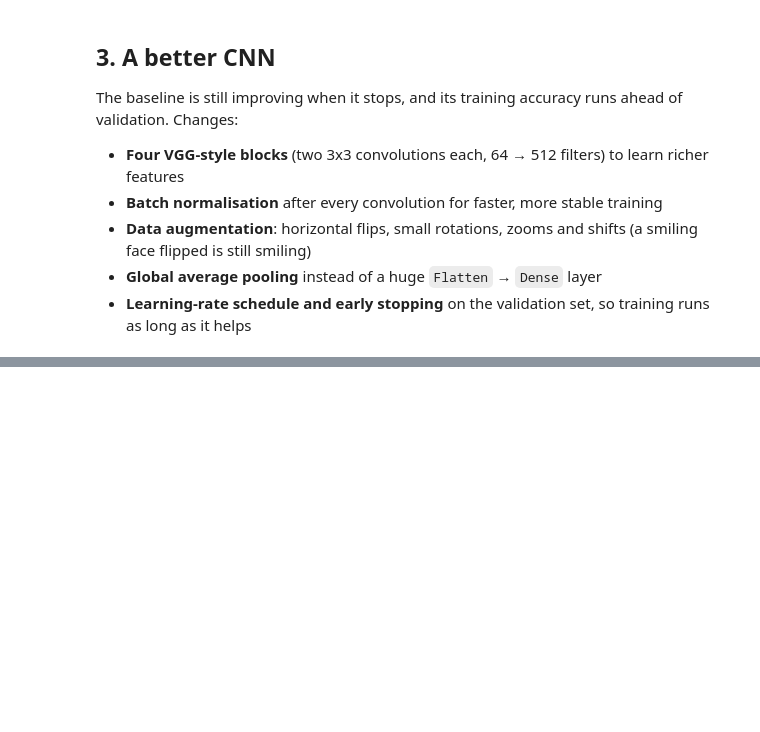
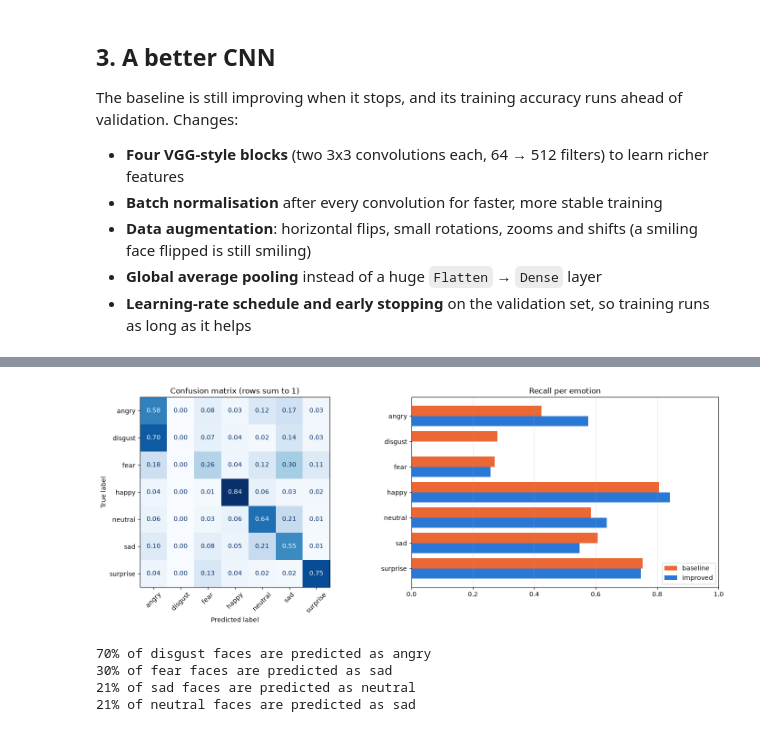
Before and after one commit to YISHU19/facial-emotion-recognition, a Jupyter notebook: emotion_recognition.ipynb, the cells around one changed output, grey strips where cells are left out. Saved outputs shown, nothing was run; the diff lists cells and outputs as text; code cells hidden in the pictures; blank space fills up the shorter version.

```diff
--- a/emotion_recognition.ipynb
+++ b/emotion_recognition.ipynb
@@ -139,0 +220,7 @@ print(f"Improved test accuracy: {test_acc:.1%}  ({len(hist.history['loss'])} epo
+# %%
+from sklearn.metrics import classification_report, confusion_matrix, ConfusionMatrixDisplay
+
+probs = model.predict(x_test, verbose=0)
+pred = probs.argmax(1)
+base_pred = baseline.predict(x_test, verbose=0).argmax(1)
+print(classification_report(y_test, pred, target_names=EMOTIONS, digits=3))
@@ -139,0 +241,24 @@ print(f"Improved test accuracy: {test_acc:.1%}  ({len(hist.history['loss'])} epo
+# %%
+fig, (ax1, ax2) = plt.subplots(1, 2, figsize=(15, 5.5), gridspec_kw={"width_ratios": [1.1, 1]})
+cm = confusion_matrix(y_test, pred, normalize="true")
+ConfusionMatrixDisplay(cm, display_labels=EMOTIONS).plot(ax=ax1, cmap="Blues", values_format=".2f", colorbar=False)
+ax1.set_title("Confusion matrix (rows sum to 1)")
+ax1.tick_params(axis="x", rotation=45)
+recall_base = [(base_pred[y_test == k] == k).mean() for k in range(7)]
+recall_new = [(pred[y_test == k] == k).mean() for k in range(7)]
+ix = np.arange(7)
+ax2.barh(ix - 0.2, recall_base, 0.4, label="baseline", color="#eb6834")
+ax2.barh(ix + 0.2, recall_new, 0.4, label="improved", color="#2a78d6")
+ax2.set_yticks(ix, EMOTIONS); ax2.invert_yaxis(); ax2.set_xlim(0, 1)
+ax2.set_title("Recall per emotion"); ax2.legend(loc="lower right"); ax2.grid(axis="x", alpha=0.3)
+plt.tight_layout(); plt.show()
+
+off = cm.copy(); np.fill_diagonal(off, 0)
+for i, j in zip(*np.unravel_index(np.argsort(off, axis=None)[::-1][:4], off.shape)):
+    print(f"{off[i, j]:.0%} of {EMOTIONS[i]} faces are predicted as {EMOTIONS[j]}")
+# %% [output]
+[figure, added]
+70% of disgust faces are predicted as angry
+30% of fear faces are predicted as sad
+21% of sad faces are predicted as neutral
+21% of neutral faces are predicted as sad
```
Also changed, not shown: parts of 15 cells of this notebook, 2 other files.
